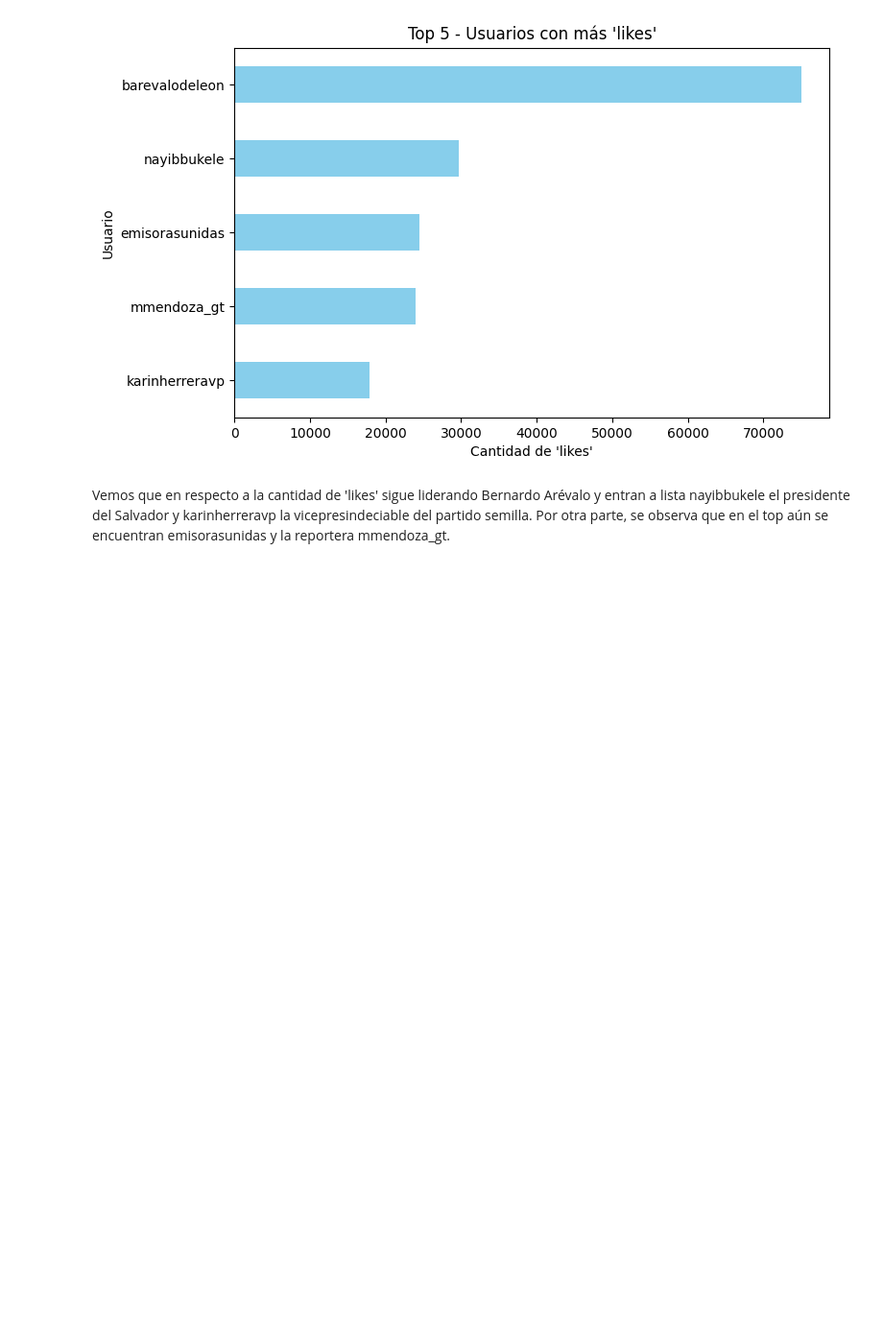
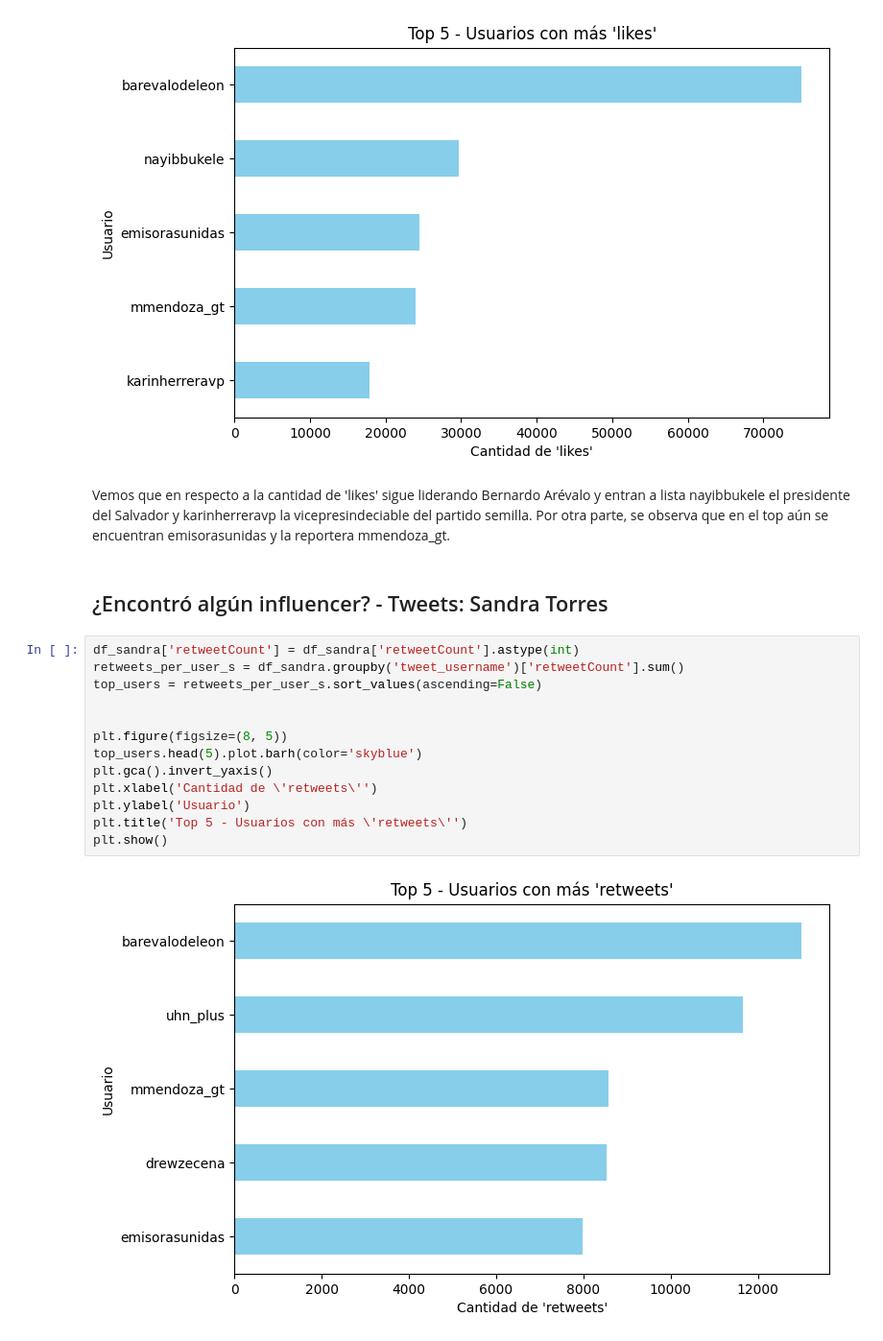
Before and after one commit to guillermoSb/datascience_laboratorio6, a Jupyter notebook: Problema2.ipynb, the cells around one changed output. Shown at 96% size. Cells and saved outputs as stored; diff of their text form; blank space fills up the shorter version.

Commit message:
Influencers - Sandra Torres

```diff
--- a/Problema2.ipynb
+++ b/Problema2.ipynb
@@ -229,3 +229,20 @@ plt.show()
 [figure]
 # %% [markdown]
 Vemos que en respecto a la cantidad de 'likes' sigue liderando Bernardo Arévalo y entran a lista nayibbukele el presidente del Salvador y karinherreravp la vicepresindeciable del partido semilla. Por otra parte, se observa que en el top aún se encuentran emisorasunidas y la reportera mmendoza_gt.
+# %% [markdown]
+## ¿Encontró algún influencer? - Tweets: Sandra Torres
+# %%
+df_sandra['retweetCount'] = df_sandra['retweetCount'].astype(int)
+retweets_per_user_s = df_sandra.groupby('tweet_username')['retweetCount'].sum()
+top_users = retweets_per_user_s.sort_values(ascending=False)
+
+
+plt.figure(figsize=(8, 5))
+top_users.head(5).plot.barh(color='skyblue')
+plt.gca().invert_yaxis()
+plt.xlabel('Cantidad de \'retweets\'')
+plt.ylabel('Usuario')
+plt.title('Top 5 - Usuarios con más \'retweets\'')
+plt.show()
+# %% [output]
+[figure, added]
```
Also changed, not shown: parts of 3 cells of this notebook.
